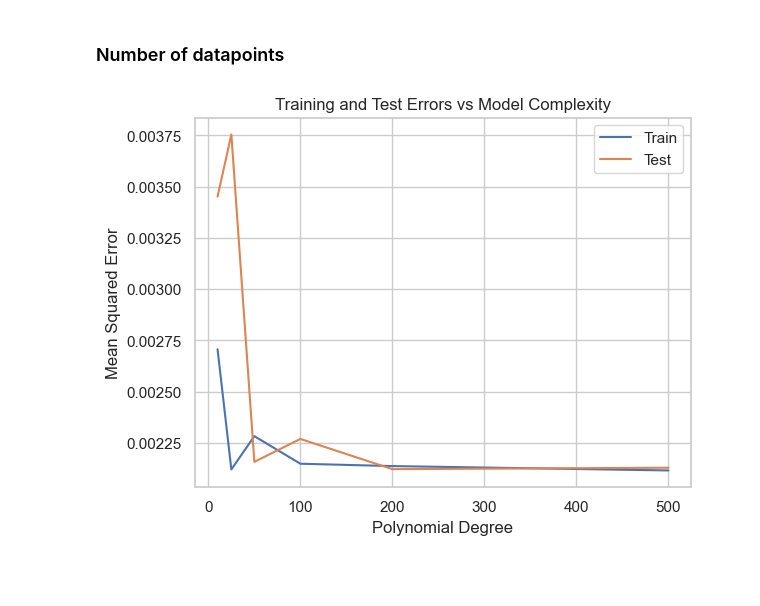
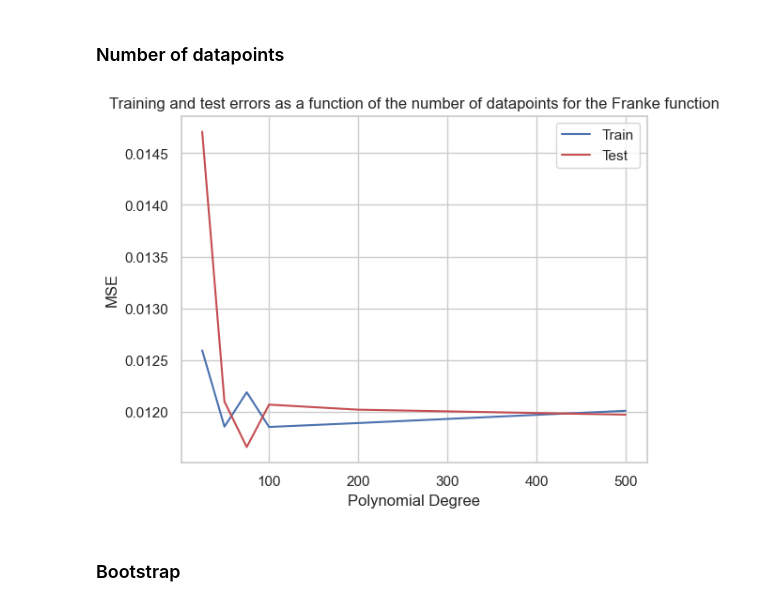
Before and after one commit to MariaFlyAway/Project1_FYS_STK, a Jupyter notebook: Exercises/bias_variance_tradeoff.ipynb, the cells around one changed output. Saved outputs shown, nothing was run; the diff lists cells and outputs as text; code cells hidden in the pictures; blank space fills up the shorter version.

Commit message:
Made plots for report

```diff
--- a/Exercises/bias_variance_tradeoff.ipynb
+++ b/Exercises/bias_variance_tradeoff.ipynb
@@ -135,7 +137,7 @@ x, y = np.meshgrid(x,y)
 x = x.ravel()
 y = y.ravel()
 
-k = .01 # noise coefficient
+k = 0.1 # noise coefficient
 z = FrankeFunction(x,y) + k*np.random.randn(n**2) # target variable with standard normal noise
 # %%
 np.random.seed(3)
@@ -183,7 +184,7 @@ np.random.seed(3)
 max_degree = 5
 
 # Splitting the data into train and test
-num_list = np.asarray([10, 25, 50, 100, 200, 500])
+num_list = np.asarray([25, 50, 75, 100, 200, 500])
 MSE_train = np.zeros(len(num_list))
 MSE_test = np.zeros(len(num_list))
 for idx, n in enumerate(num_list):
@@ -193,36 +194,38 @@ for idx, n in enumerate(num_list):
     x, y = np.meshgrid(x,y)
 
     x = x.ravel()
     y = y.ravel()
 
-    k = .01 # noise coefficient
+    k = .1 # noise coefficient
     z = FrankeFunction(x,y) + k*np.random.randn(n**2) # target variable with standard normal noise
 
     # stacking x and y beside each other and splitting the data
     X = np.column_stack((x,y))
     X_train, X_test, z_train, z_test = train_test_split(X, z, test_size=0.2, random_state=3)
 
     # Fitting the data
     model = make_pipeline(
         PolynomialFeatures(degree=max_degree),
         LinearRegression()
         )
 
     model.fit(X_train, z_train)
 
     y_predict_train = model.predict(X_train)
     y_predict_test = model.predict(X_test)
 
     # calculating the MSE for the train and test dataset
     MSE_train[idx] = mean_squared_error(z_train, y_predict_train)
     MSE_test[idx] = mean_squared_error(z_test, y_predict_test)
 
-plt.plot(num_list, MSE_train, label='Train')
-plt.plot(num_list, MSE_test, label='Test')
+plt.plot(num_list, MSE_train, label='Train', color='b')
+plt.plot(num_list, MSE_test, label='Test', color='r')
 plt.xlabel('Polynomial Degree')
-plt.ylabel('Mean Squared Error')
-plt.title('Training and Test Errors vs Model Complexity')
+plt.ylabel('MSE')
+plt.title('Training and test errors as a function of the number of datapoints for the Franke function')
 plt.legend()
 plt.show()
 # %% [output]
-[figure, old version]
+[figure, new version]
+# %% [markdown]
+### Bootstrap
```
Also changed, not shown: parts of 9 cells of this notebook, 5 other files.
